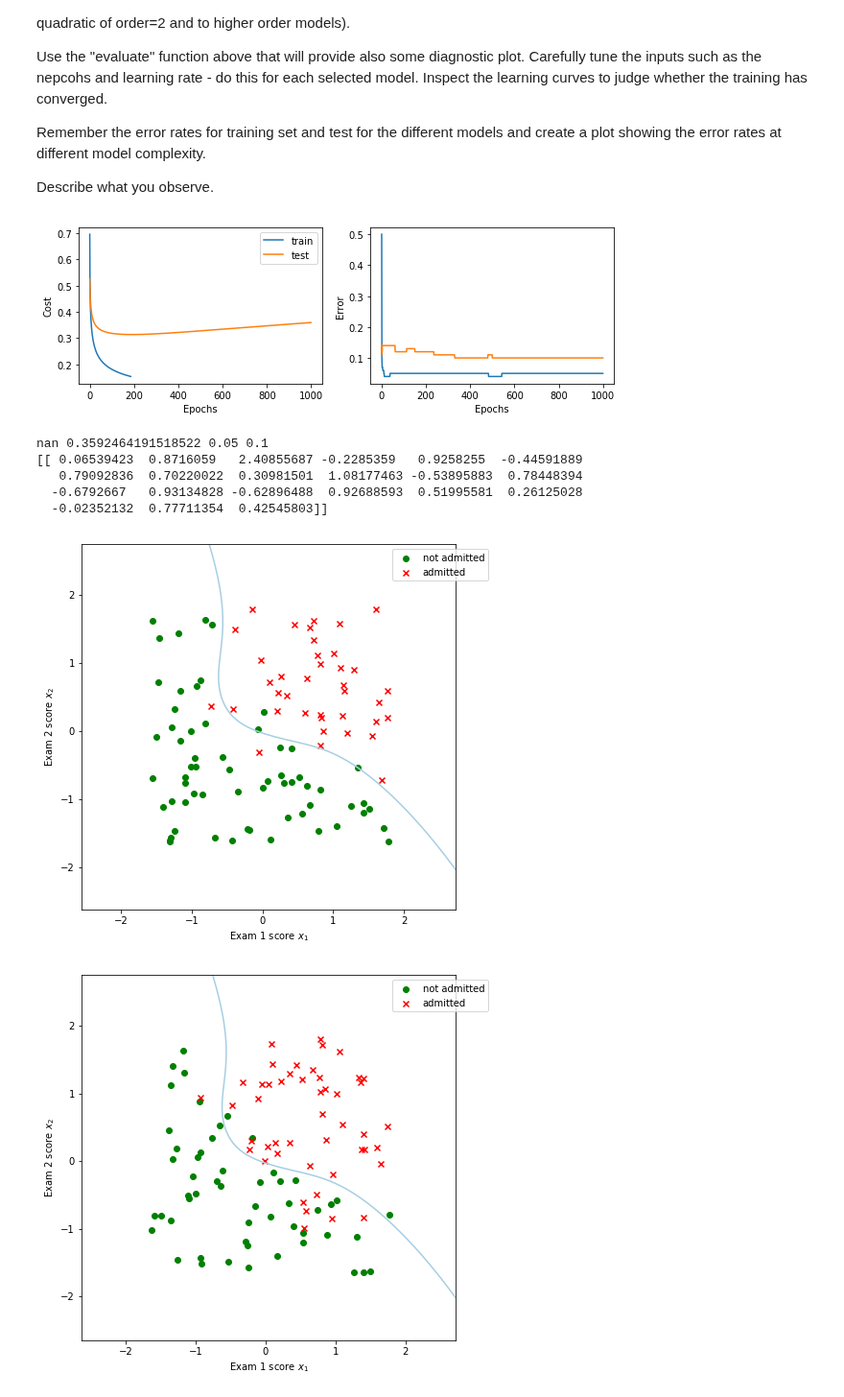
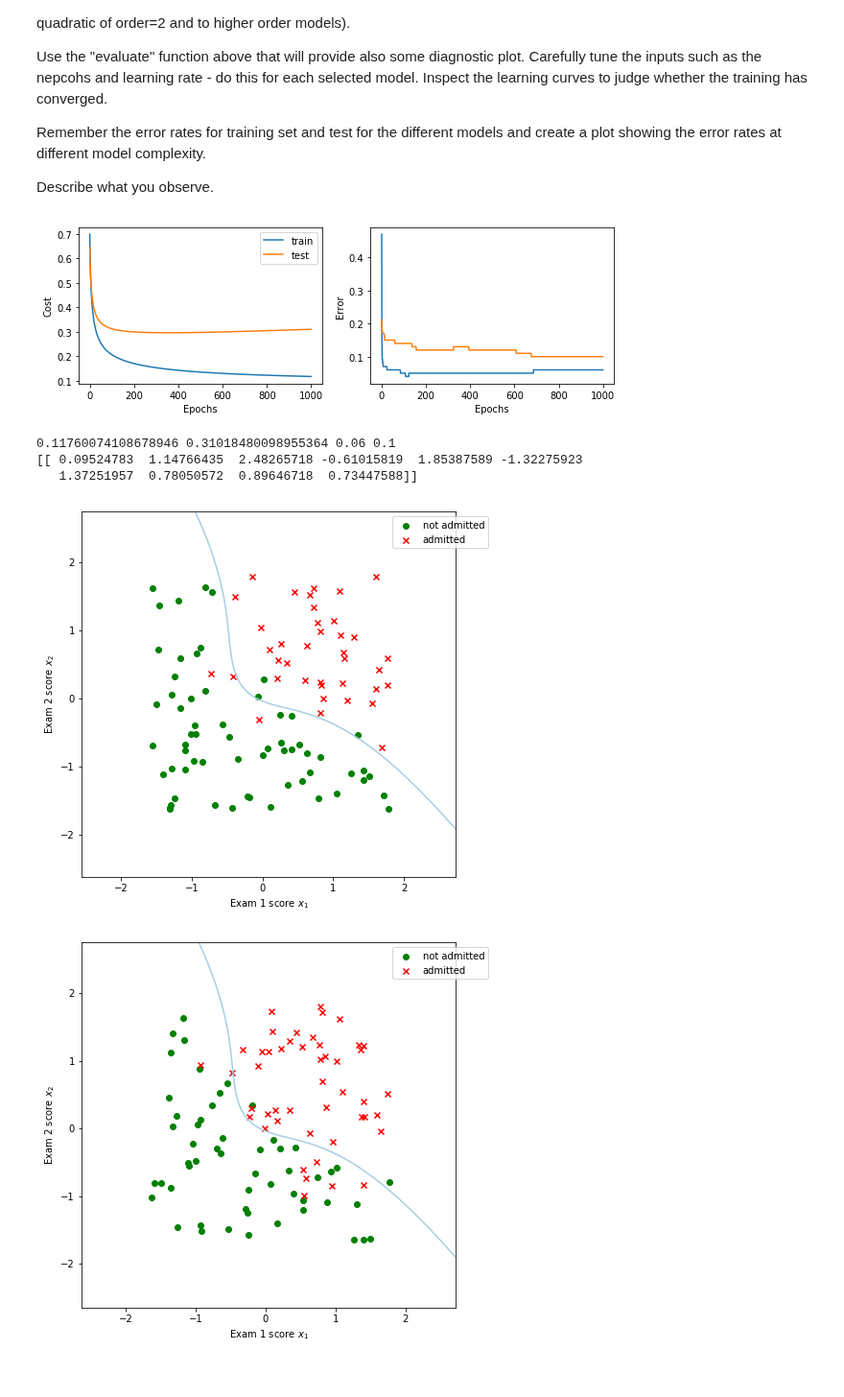
Before and after one commit to suizo12/TSM_DeLearn, a Jupyter notebook: work04/student_data_set-stud.ipynb, the cells around one changed output. Shown at 96% size. Drawn from its saved outputs; the diff is of its cells as text; code cells hidden in the pictures.

```diff
--- a/work04/student_data_set-stud.ipynb
+++ b/work04/student_data_set-stud.ipynb
@@ -328,19 +328,17 @@ Remember the error rates for training set and test for the different models and
 
 Describe what you observe.
 # %%
-pol_degree = 5
+pol_degree = 3
 nepochs = 1000
 learningrate = 0.1
 
 traincost1, testcost1, trainerror1, testerror1, W1 = evaluate(x_train,y_train,x_test,y_test,pol_degree, nepochs, learningrate)
 plot_decision_boundary(x_train, y_train, W1, pol_degree)
 plot_decision_boundary(x_test, y_test, W1, pol_degree)
 # %% [output]
-[figure, old version]
+[figure, new version]
-nan 0.3592464191518522 0.05 0.1
-[[ 0.06539423  0.8716059   2.40855687 -0.2285359   0.9258255  -0.44591889
-   0.79092836  0.70220022  0.30981501  1.08177463 -0.53895883  0.78448394
-  -0.6792667   0.93134828 -0.62896488  0.92688593  0.51995581  0.26125028
-  -0.02352132  0.77711354  0.42545803]]
+0.11760074108678946 0.31018480098955364 0.06 0.1
+[[ 0.09524783  1.14766435  2.48265718 -0.61015819  1.85387589 -1.32275923
+   1.37251957  0.78050572  0.89646718  0.73447588]]
-[figure, old version]
+[figure, new version]
-[figure, old version]
+[figure, new version]
```
Also changed, not shown: parts of 2 cells of this notebook, 3 other files.
